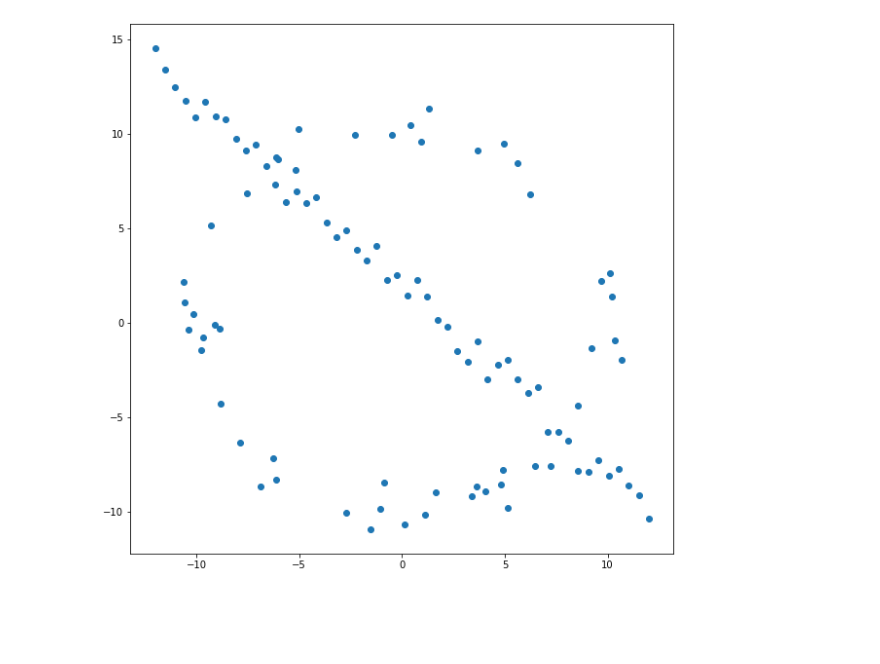
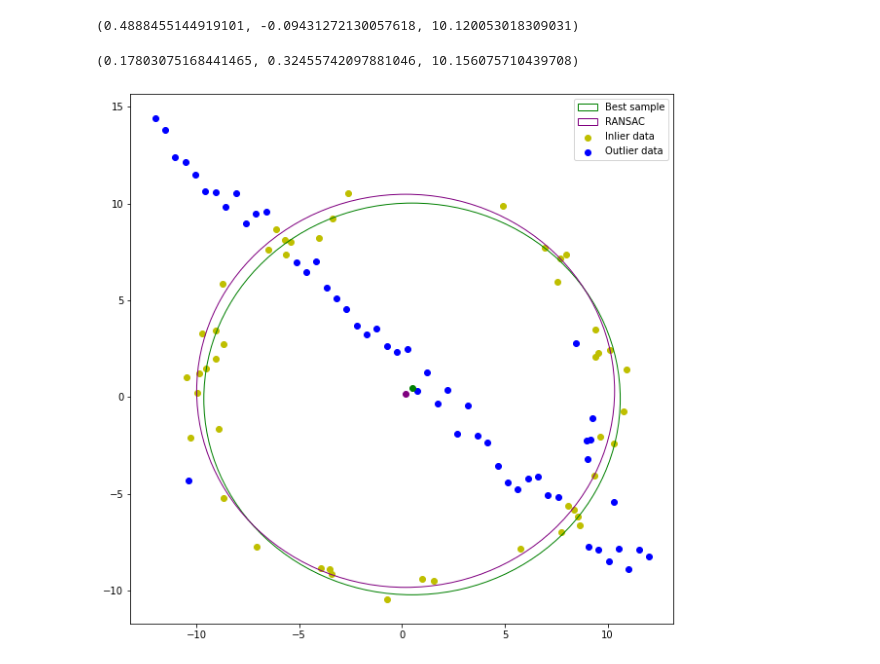
Before and after one commit to ChathurangaMMP/EN2550_Image_Processing_Exercises, a Jupyter notebook: Assignment 2/Assignment 02.ipynb, the cells around one changed output. Cells and saved outputs as stored; diff of their text form; code cells hidden in the pictures; blank space fills up the shorter version.

```diff
--- a/Assignment 2/Assignment 02.ipynb
+++ b/Assignment 2/Assignment 02.ipynb
@@ -22,12 +22,6 @@ y2 = m*x2 + b + s*np.random.randn(half_n)
 X_line = np.hstack((x2.reshape(half_n , 1) , y2.reshape(half_n , 1)))
 X = np.vstack((X_circ , X_line))
 y=y1 + y2
-
-fig,ax=plt.subplots(figsize=(10,10))
-ax.scatter(X[:,0],X[:,1])
-plt.show()
-# %% [output]
-[figure, removed]
 # %%
 class RANSAC:
     def __init__(self,x_data,y_data,min_samples,dis_thres,num_samps):
@@ -55,0 +83,27 @@ class RANSAC:
+# %%
+best_samp=RANSAC(X[:,0],X[:,1],3,1,35)
+best_samp.model_finder()
+# %% [output]
+(0.4888455144919101, -0.09431272130057618, 10.120053018309031)
+# %%
+ransac=RANSAC(np.array(best_samp.inliers)[:,0],np.array(best_samp.inliers)[:,1],3,1,35)
+ransac.model_finder()
+# %% [output]
+(0.17803075168441465, 0.32455742097881046, 10.156075710439708)
+# %%
+fig,ax=plt.subplots(figsize=(10,10))
+ax.scatter(np.array(best_samp.inliers)[:,0],np.array(best_samp.inliers)[:,1],c='y',label='Inlier data')
+ax.scatter(np.array(best_samp.outliers)[:,0],np.array(best_samp.outliers)[:,1],c='b',label='Outlier data')
+
+circle1 = plt.Circle((best_samp.best_model[0], best_samp.best_model[1]), best_samp.best_model[2], color='green',fill=False,label='Best sample')
+ax.add_patch(circle1)
+
+circle2 = plt.Circle((ransac.best_model[0], ransac.best_model[1]), ransac.best_model[2], color='purple',fill=False,label='RANSAC')
+ax.add_patch(circle2)
+
+ax.scatter(best_samp.best_model[0],best_samp.best_model[0],c='green')
+ax.scatter(ransac.best_model[0],ransac.best_model[0],c='purple')
+ax.legend(loc='upper right')
+plt.show()
+# %% [output]
+[figure, added]
```
Also changed, not shown: parts of 1 cell of this notebook.
